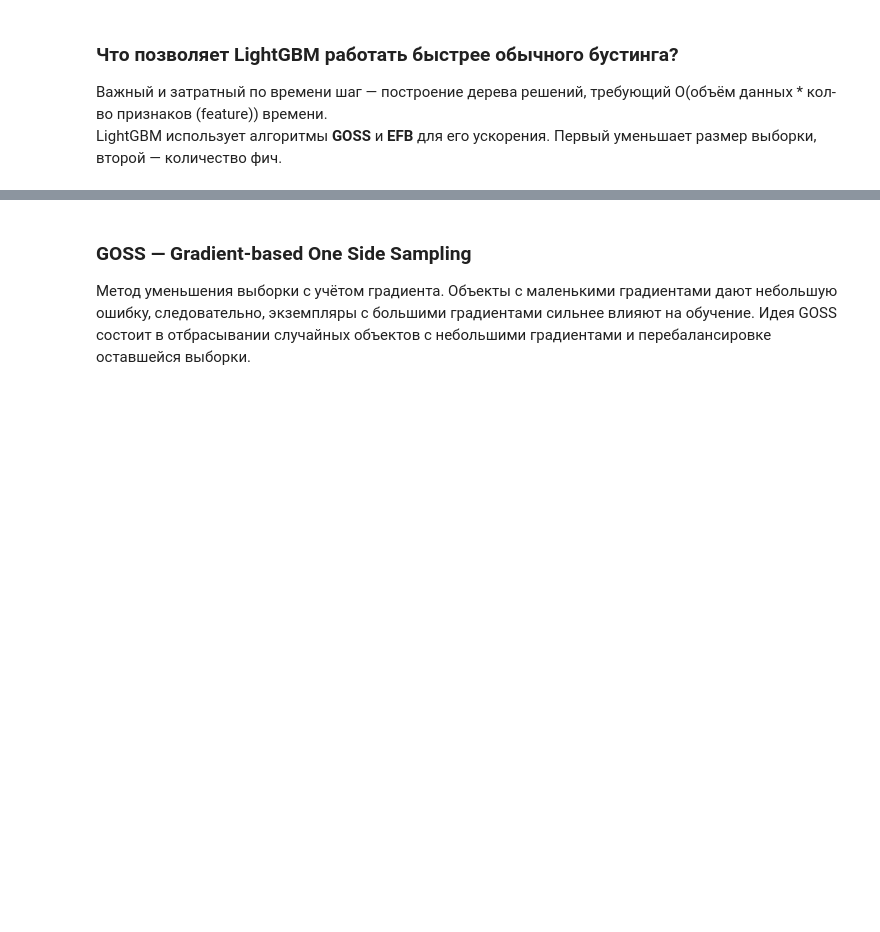
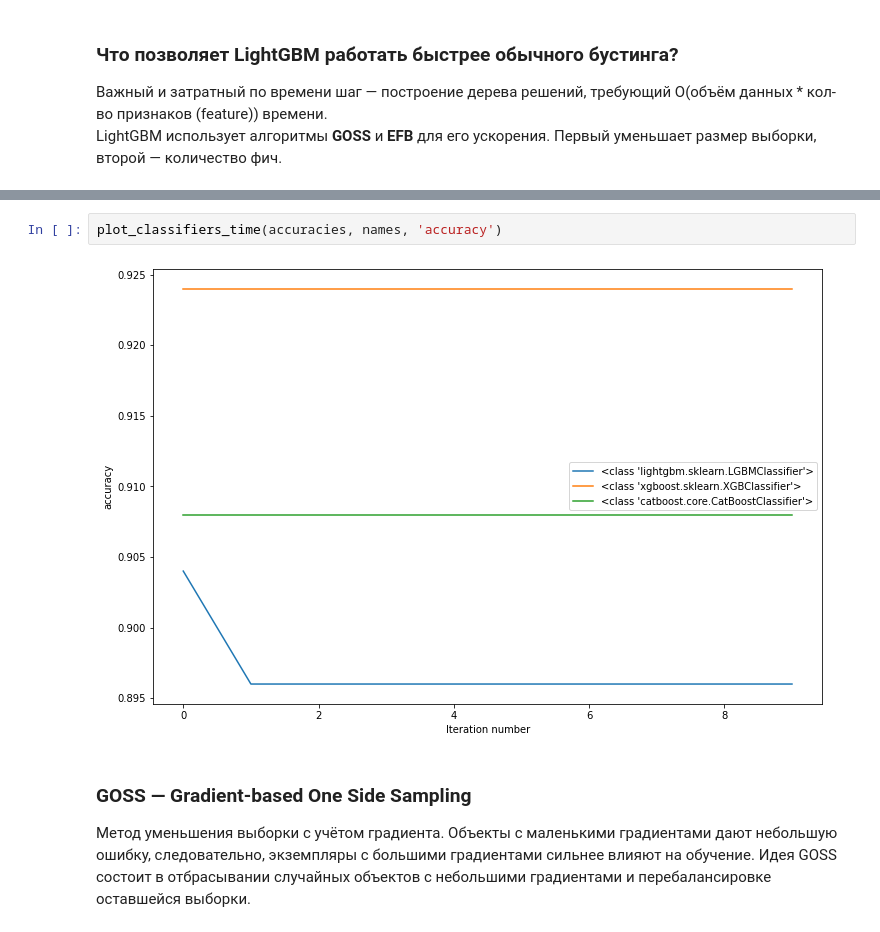
Before and after one commit to samstikhin/ml2023, a Jupyter notebook: 05-Boosting/4-LightGBM.ipynb, the cells around one changed output, grey strips where cells are left out. Saved outputs shown, nothing was run; the diff lists cells and outputs as text; blank space fills up the shorter version.

```diff
--- a/05-Boosting/4-LightGBM.ipynb
+++ b/05-Boosting/4-LightGBM.ipynb
@@ -10,3 +83,7 @@ LightGBM использует алгоритмы **GOSS** и **EFB** для ег
+# %%
+plot_classifiers_time(accuracies, names, 'accuracy')
+# %% [output]
+[figure, added]
 # %% [markdown]
 ### **GOSS** — Gradient-based One Side Sampling
 Метод уменьшения выборки с учётом градиента. Объекты с маленькими градиентами дают небольшую ошибку, следовательно, экземпляры с большими градиентами сильнее влияют на обучение. Идея GOSS состоит в отбрасывании случайных объектов с небольшими градиентами и перебалансировке оставшейся выборки.
```
Also changed, not shown: parts of 23 cells of this notebook.
